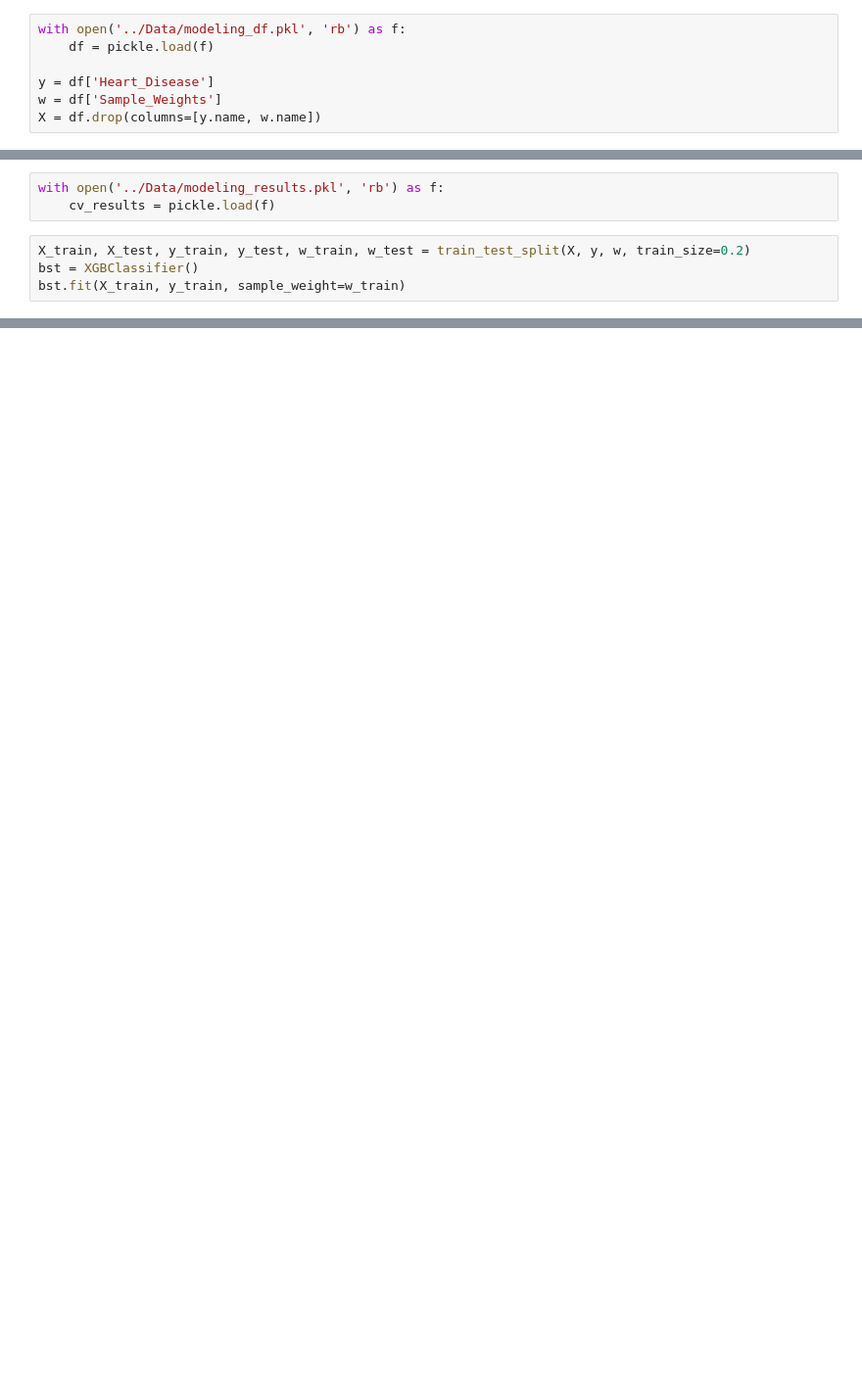
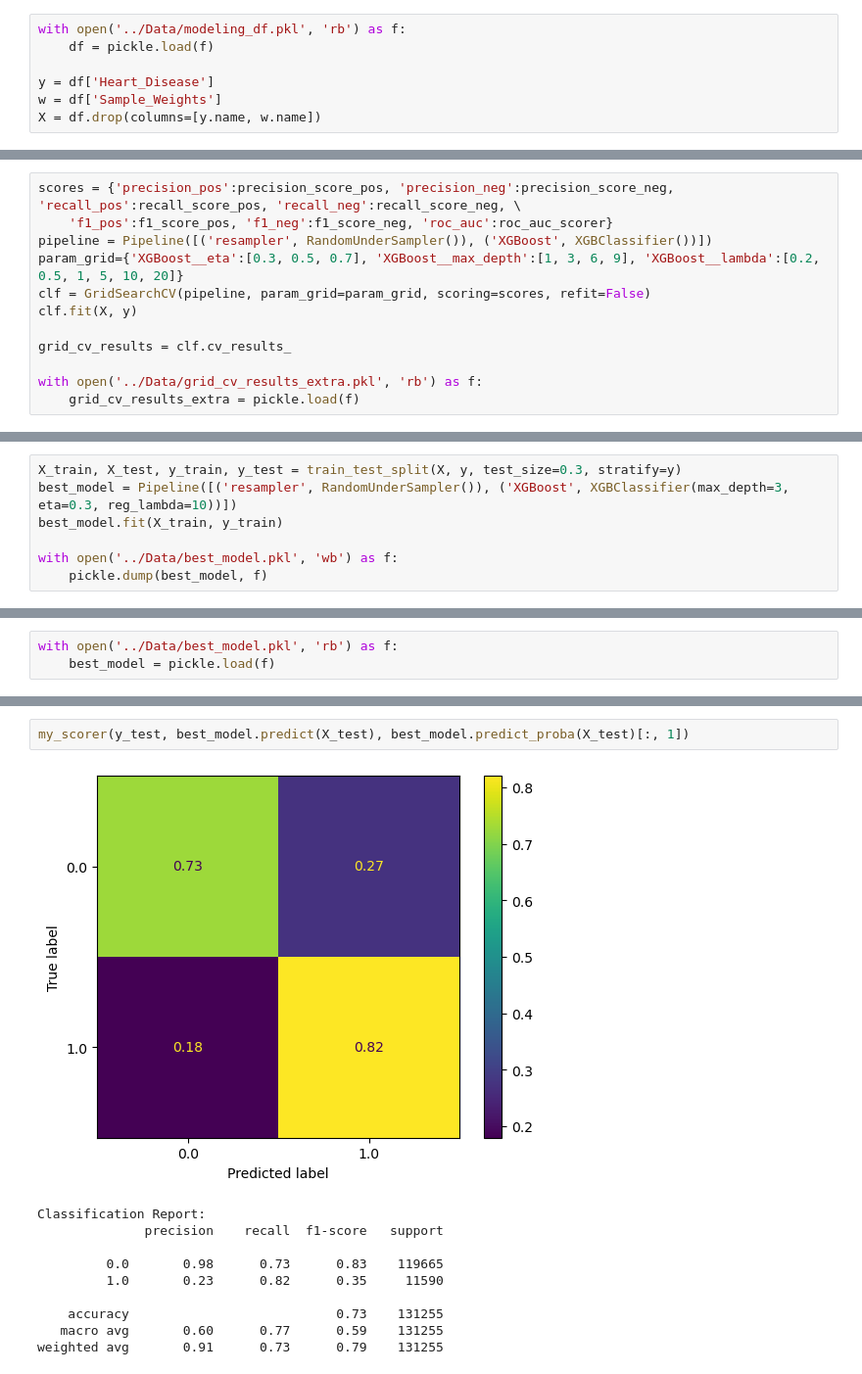
Before and after one commit to Hiram32/Springboard, a Jupyter notebook: Capstone_Project_2/Code/Modeling.ipynb, the cells around one changed output, grey strips where cells are left out. Shown at 98% size. Cells and saved outputs as stored; diff of their text form; blank space fills up the shorter version.

```diff
--- a/Capstone_Project_2/Code/Modeling.ipynb
+++ b/Capstone_Project_2/Code/Modeling.ipynb
@@ -432,0 +585,12 @@ results_df
+# %%
+scores = {'precision_pos':precision_score_pos, 'precision_neg':precision_score_neg, 'recall_pos':recall_score_pos, 'recall_neg':recall_score_neg, \
+    'f1_pos':f1_score_pos, 'f1_neg':f1_score_neg, 'roc_auc':roc_auc_scorer}
+pipeline = Pipeline([('resampler', RandomUnderSampler()), ('XGBoost', XGBClassifier())])
+param_grid={'XGBoost__eta':[0.3, 0.5, 0.7], 'XGBoost__max_depth':[1, 3, 6, 9], 'XGBoost__lambda':[0.2, 0.5, 1, 5, 10, 20]}
+clf = GridSearchCV(pipeline, param_grid=param_grid, scoring=scores, refit=False)
+clf.fit(X, y)
+
+grid_cv_results = clf.cv_results_
+
+with open('../Data/grid_cv_results_extra.pkl', 'rb') as f:
+    grid_cv_results_extra = pickle.load(f)
@@ -432,0 +614,7 @@ results_df
+# %%
+X_train, X_test, y_train, y_test = train_test_split(X, y, test_size=0.3, stratify=y)
+best_model = Pipeline([('resampler', RandomUnderSampler()), ('XGBoost', XGBClassifier(max_depth=3, eta=0.3, reg_lambda=10))])
+best_model.fit(X_train, y_train)
+
+with open('../Data/best_model.pkl', 'wb') as f:
+    pickle.dump(best_model, f)
@@ -433,7 +623,3 @@ results_df
 # %%
-with open('../Data/modeling_results.pkl', 'rb') as f:
-    cv_results = pickle.load(f)
+with open('../Data/best_model.pkl', 'rb') as f:
+    best_model = pickle.load(f)
-# %%
-X_train, X_test, y_train, y_test, w_train, w_test = train_test_split(X, y, w, train_size=0.2)
-bst = XGBClassifier()
-bst.fit(X_train, y_train, sample_weight=w_train)
@@ -519,0 +630,13 @@ class XGBClassifier(XGBModel, sklearn.base.ClassifierMixin)
+# %%
+my_scorer(y_test, best_model.predict(X_test), best_model.predict_proba(X_test)[:, 1])
+# %% [output]
+[figure, added]
+Classification Report:
+              precision    recall  f1-score   support
+
+         0.0       0.98      0.73      0.83    119665
+         1.0       0.23      0.82      0.35     11590
+
+    accuracy                           0.73    131255
+   macro avg       0.60      0.77      0.59    131255
+weighted avg       0.91      0.73      0.79    131255
```
Also changed, not shown: parts of 103 cells of this notebook, 2 other files.
